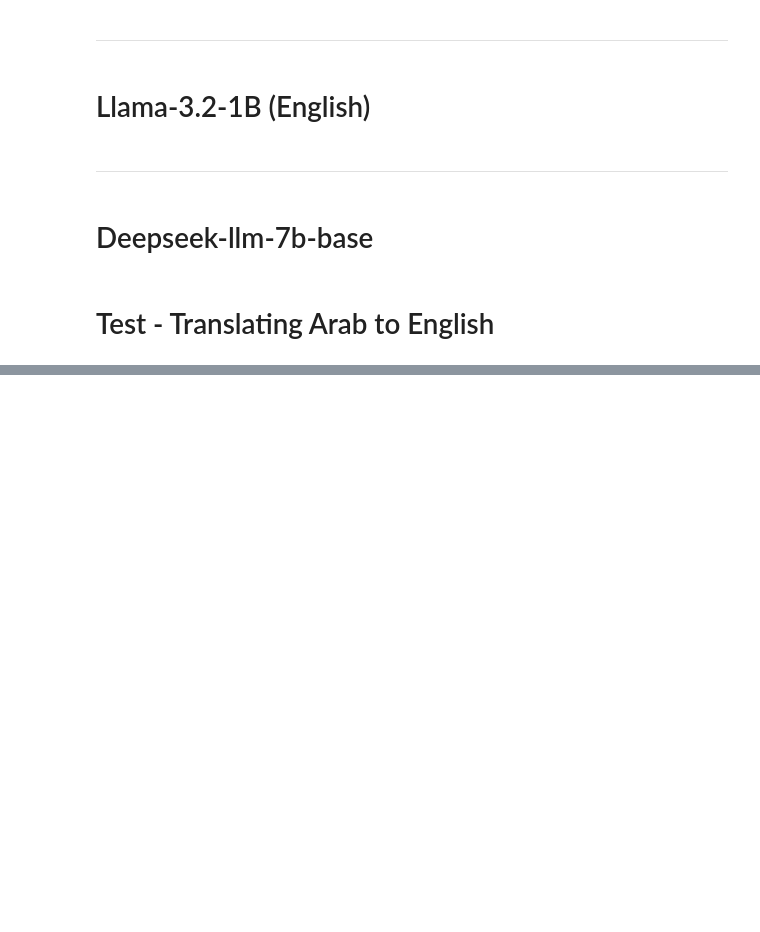
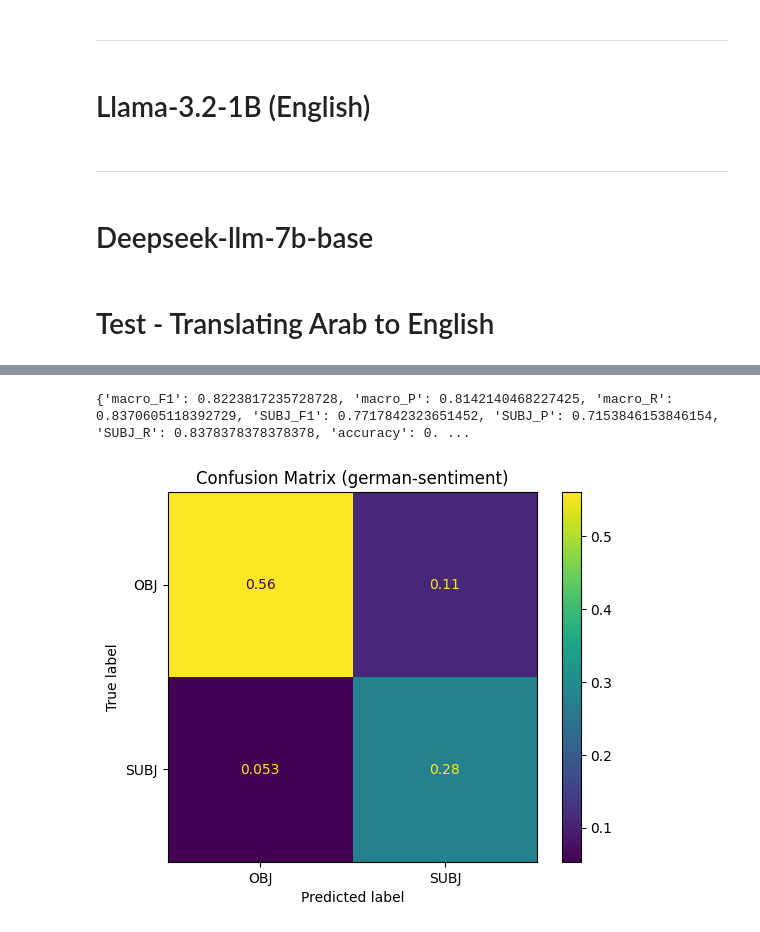
Before and after one commit to MatteoFasulo/clef2025-checkthat, a Jupyter notebook: notebook.ipynb, the cells around one changed output, grey strips where cells are left out. Cells and saved outputs as stored; diff of their text form; code cells hidden in the pictures; blank space fills up the shorter version.

```diff
--- a/notebook.ipynb
+++ b/notebook.ipynb
@@ -1248,0 +1638,12 @@ evaluate_metrics((predictions, labels))
+# %%
+train_data = Dataset.from_pandas(detector.all_data[language]['train'])
+dev_data = Dataset.from_pandas(detector.all_data[language]['dev'])
+test_data = Dataset.from_pandas(detector.all_data[language]['test'])
+
+train_data = train_data.map(tokenize_text, batched=True)
+dev_data = dev_data.map(tokenize_text, batched=True)
+test_data = test_data.map(tokenize_text, batched=True)
+
+collator_fn = DataCollatorWithPadding(tokenizer=tokenizer)
+
+class_weights = detector.get_class_weights(detector.all_data[language]['train'])
@@ -1248,0 +1668,13 @@ evaluate_metrics((predictions, labels))
+# %%
+trainer = CustomTrainer(
+    model = model,
+    args = training_args,
+    train_dataset = train_data,
+    eval_dataset = dev_data,
+    data_collator = collator_fn,
+    compute_metrics = evaluate_metrics,
+    class_weights=class_weights,
+    weights_dtype=torch.float32,
+)
+# %%
+trainer.train()
@@ -1248,0 +1691,17 @@ evaluate_metrics((predictions, labels))
+# %%
+test_predictions, test_labels, _ = trainer.predict(test_data)
+
+stats = evaluate_metrics((test_predictions, test_labels))
+
+test_predictions = np.argmax(test_predictions, axis=1)
+
+print(stats)
+results[f'{language}-sentiment'] = stats
+
+trainer.push_to_hub()
+
+cm = confusion_matrix(test_labels, test_predictions, normalize='all')
+ConfusionMatrixDisplay(cm, display_labels=['OBJ', 'SUBJ']).plot()
+plt.title(f"Confusion Matrix ({language}-sentiment)")
+plt.show()
+# %% [output]
@@ -1248,0 +1709,2 @@ evaluate_metrics((predictions, labels))
+{'macro_F1': 0.8223817235728728, 'macro_P': 0.8142140468227425, 'macro_R': 0.8370605118392729, 'SUBJ_F1': 0.7717842323651452, 'SUBJ_P': 0.7153846153846154, 'SUBJ_R': 0.8378378378378378, 'accuracy': 0. ...
+[figure, added]
```
Also changed, not shown: parts of 71 cells of this notebook.
